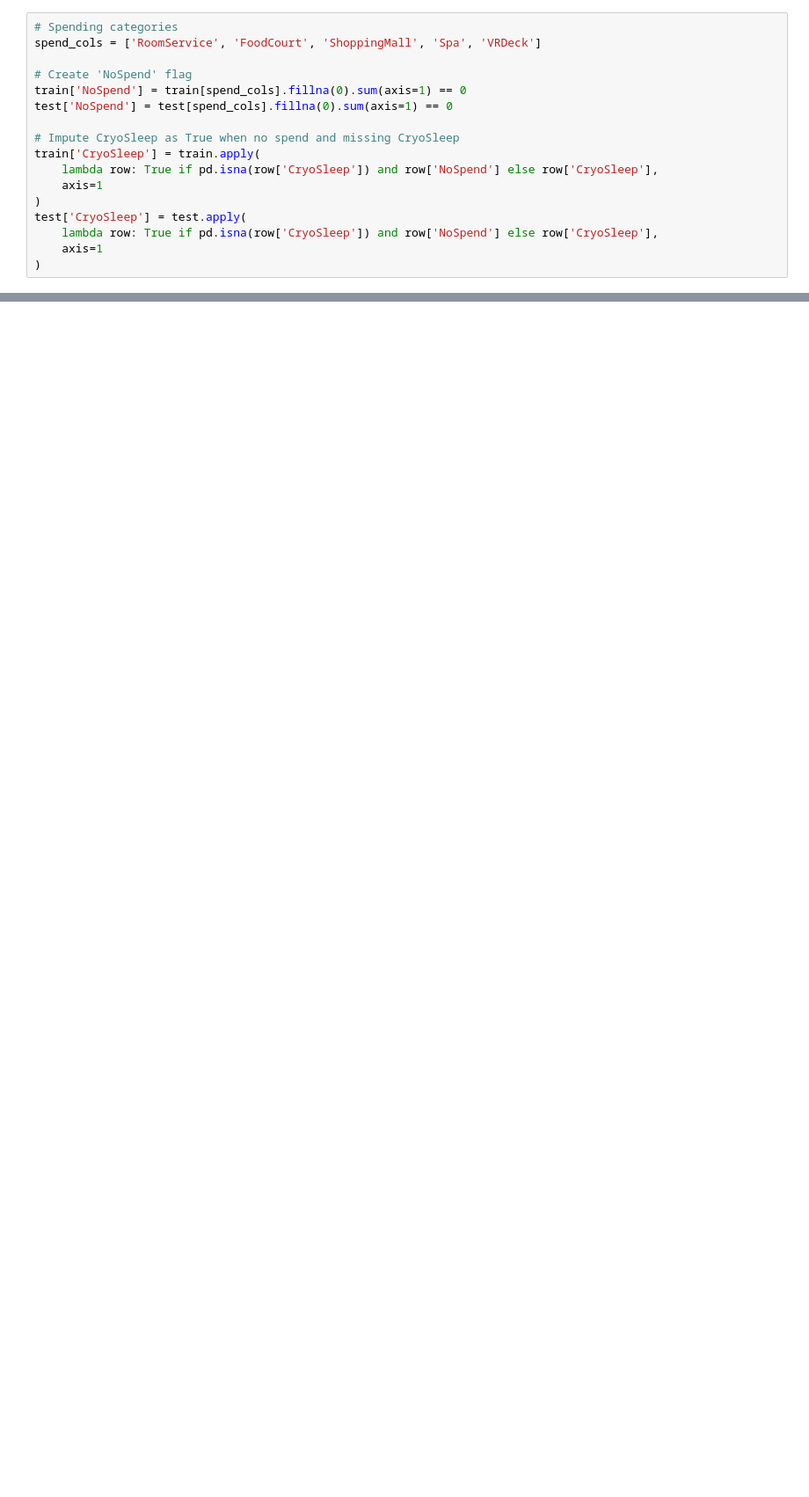
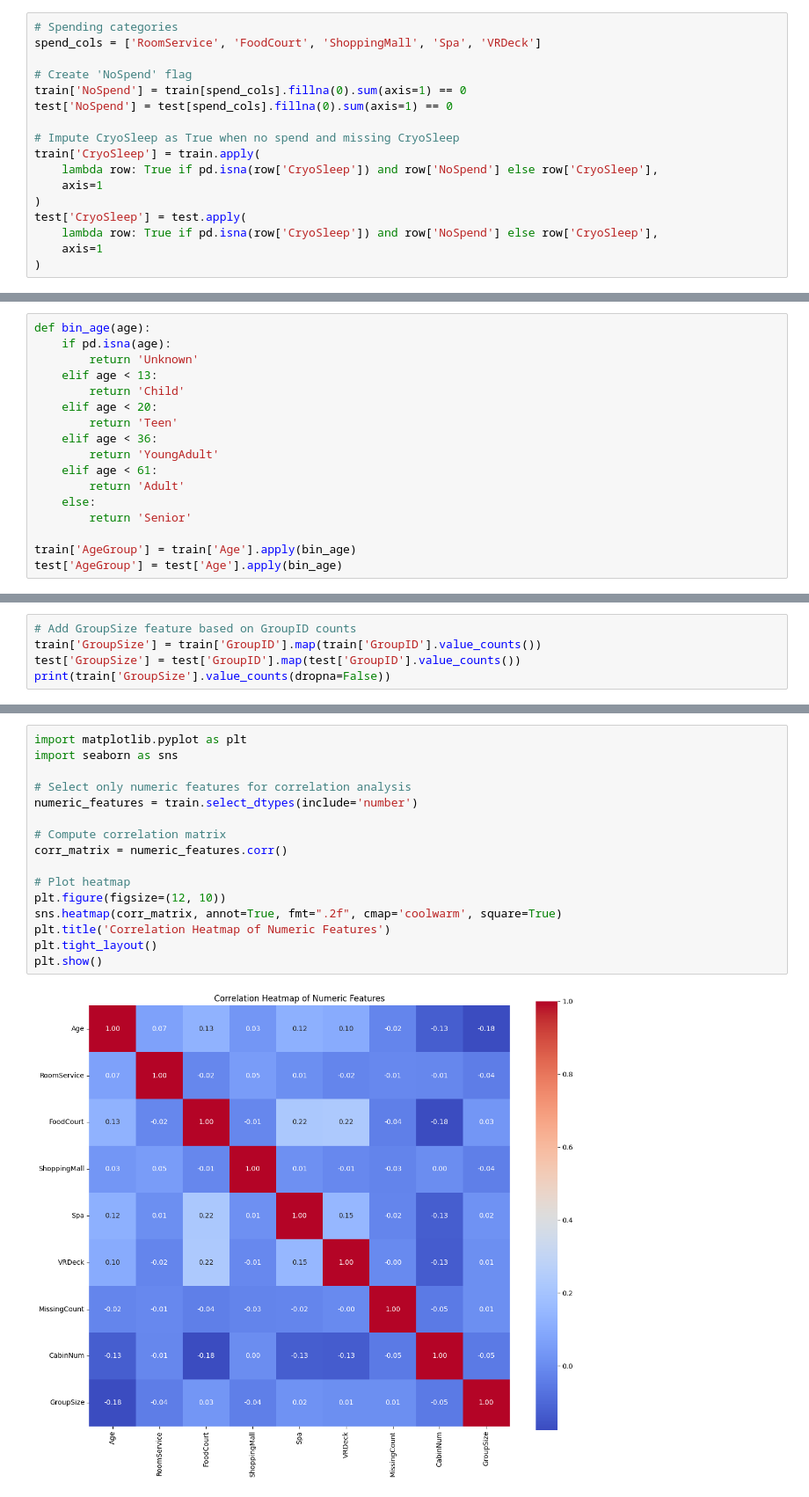
Before and after one commit to Drew-Woodz/kaggle_competitions, a Jupyter notebook: Spaceship_Titanic/notebooks/featureEngineering.ipynb, the cells around one changed output, grey strips where cells are left out. Shown at 88% size. Drawn from its saved outputs; the diff is of its cells as text; blank space fills up the shorter version.

```diff
--- a/Spaceship_Titanic/notebooks/featureEngineering.ipynb
+++ b/Spaceship_Titanic/notebooks/featureEngineering.ipynb
@@ -46,0 +249,17 @@ test['CryoSleep'] = test.apply(
+# %%
+def bin_age(age):
+    if pd.isna(age):
+        return 'Unknown'
+    elif age < 13:
+        return 'Child'
+    elif age < 20:
+        return 'Teen'
+    elif age < 36:
+        return 'YoungAdult'
+    elif age < 61:
+        return 'Adult'
+    else:
+        return 'Senior'
+
+train['AgeGroup'] = train['Age'].apply(bin_age)
+test['AgeGroup'] = test['Age'].apply(bin_age)
@@ -46,0 +281,5 @@ test['CryoSleep'] = test.apply(
+# %%
+# Add GroupSize feature based on GroupID counts
+train['GroupSize'] = train['GroupID'].map(train['GroupID'].value_counts())
+test['GroupSize'] = test['GroupID'].map(test['GroupID'].value_counts())
+print(train['GroupSize'].value_counts(dropna=False))
@@ -46,0 +343,18 @@ test['CryoSleep'] = test.apply(
+# %%
+import matplotlib.pyplot as plt
+import seaborn as sns
+
+# Select only numeric features for correlation analysis
+numeric_features = train.select_dtypes(include='number')
+
+# Compute correlation matrix
+corr_matrix = numeric_features.corr()
+
+# Plot heatmap
+plt.figure(figsize=(12, 10))
+sns.heatmap(corr_matrix, annot=True, fmt=".2f", cmap='coolwarm', square=True)
+plt.title('Correlation Heatmap of Numeric Features')
+plt.tight_layout()
+plt.show()
+# %% [output]
+[figure, added]
```
Also changed, not shown: parts of 26 cells of this notebook, 3 other files.
